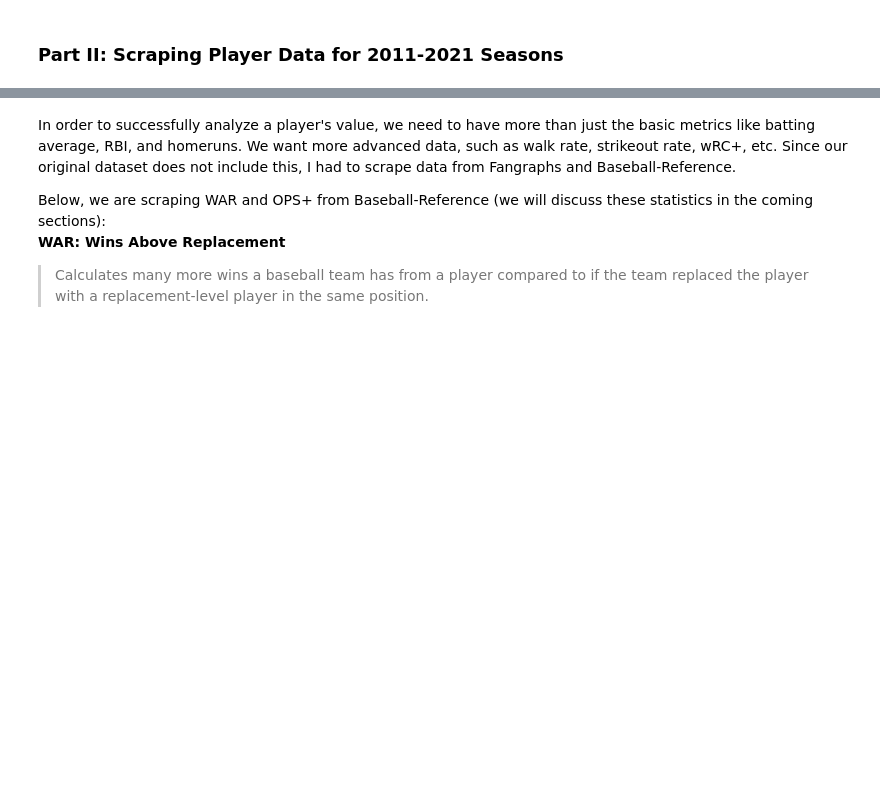
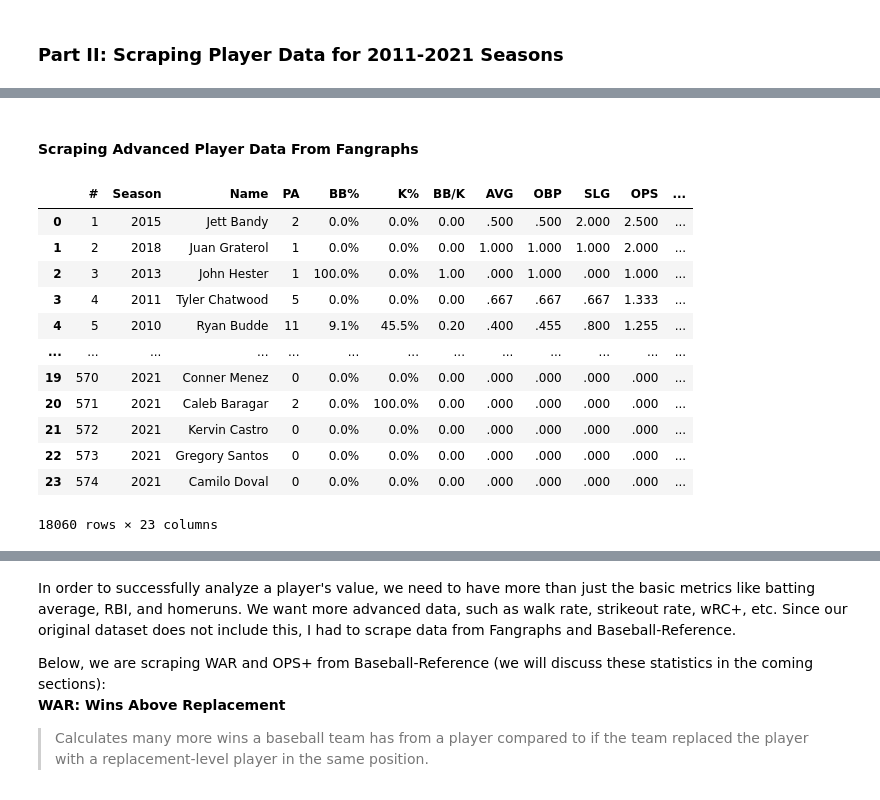
Before and after one commit to cjemm10/cjemm10, a Jupyter notebook: index.ipynb, the cells around one changed output, grey strips where cells are left out. Drawn from its saved outputs; the diff is of its cells as text; code cells hidden in the pictures; blank space fills up the shorter version.

```diff
--- a/index.ipynb
+++ b/index.ipynb
@@ -615,0 +809,36 @@ batting_table
+# %% [markdown]
+#### Scraping Advanced Player Data From Fangraphs
+# %%
+pages = [i for i in range(1, 14)]
+team_idx = [i for i in range(1, 31)]
+teams = ['LAA', 'BAL', 'BOS', 'CHW', 'CLE', 'DET', 'KCR', 'MIN', 'NYY', 'OAK', \
+         'SEA', 'TBR', 'TEX', 'TOR', 'ARI', 'ATL', 'CHC', 'CIN', 'COL', 'MIA', \
+         'HOU', 'LAD', 'MIL', 'WSN', 'NYM', 'PHI', 'PIT', 'STL', 'SDP', 'SFG']
+urls = []
+
+for team in team_idx:
+    for page in pages:
+        urls.append((get_urls(team, (2010, 2021), page, 'player_advanced'), teams[team-1]))
+
+count = 0
+for url in urls:
+    if count == 0:
+        player_advanced = scraping_FanGraphs(url[0], None, url[1])
+        count = 1
+    else:
+        player_advanced = pd.concat([player_advanced, scraping_FanGraphs(url[0], None, url[1])])
+player_advanced
+# %% [output]
+|  | # | Season | Name | PA | BB% | K% | BB/K | AVG | OBP | SLG | OPS | ... |
+| 0 | 1 | 2015 | Jett Bandy | 2 | 0.0% | 0.0% | 0.00 | .500 | .500 | 2.000 | 2.500 | ... |
+| 1 | 2 | 2018 | Juan Graterol | 1 | 0.0% | 0.0% | 0.00 | 1.000 | 1.000 | 1.000 | 2.000 | ... |
+| 2 | 3 | 2013 | John Hester | 1 | 100.0% | 0.0% | 1.00 | .000 | 1.000 | .000 | 1.000 | ... |
+| 3 | 4 | 2011 | Tyler Chatwood | 5 | 0.0% | 0.0% | 0.00 | .667 | .667 | .667 | 1.333 | ... |
+| 4 | 5 | 2010 | Ryan Budde | 11 | 9.1% | 45.5% | 0.20 | .400 | .455 | .800 | 1.255 | ... |
+| ... | ... | ... | ... | ... | ... | ... | ... | ... | ... | ... | ... | ... |
+| 19 | 570 | 2021 | Conner Menez | 0 | 0.0% | 0.0% | 0.00 | .000 | .000 | .000 | .000 | ... |
+| 20 | 571 | 2021 | Caleb Baragar | 2 | 0.0% | 100.0% | 0.00 | .000 | .000 | .000 | .000 | ... |
+| 21 | 572 | 2021 | Kervin Castro | 0 | 0.0% | 0.0% | 0.00 | .000 | .000 | .000 | .000 | ... |
+| 22 | 573 | 2021 | Gregory Santos | 0 | 0.0% | 0.0% | 0.00 | .000 | .000 | .000 | .000 | ... |
+| 23 | 574 | 2021 | Camilo Doval | 0 | 0.0% | 0.0% | 0.00 | .000 | .000 | .000 | .000 | ... |
+18060 rows × 23 columns
```
Also changed, not shown: parts of 78 cells of this notebook, 1 other file.
